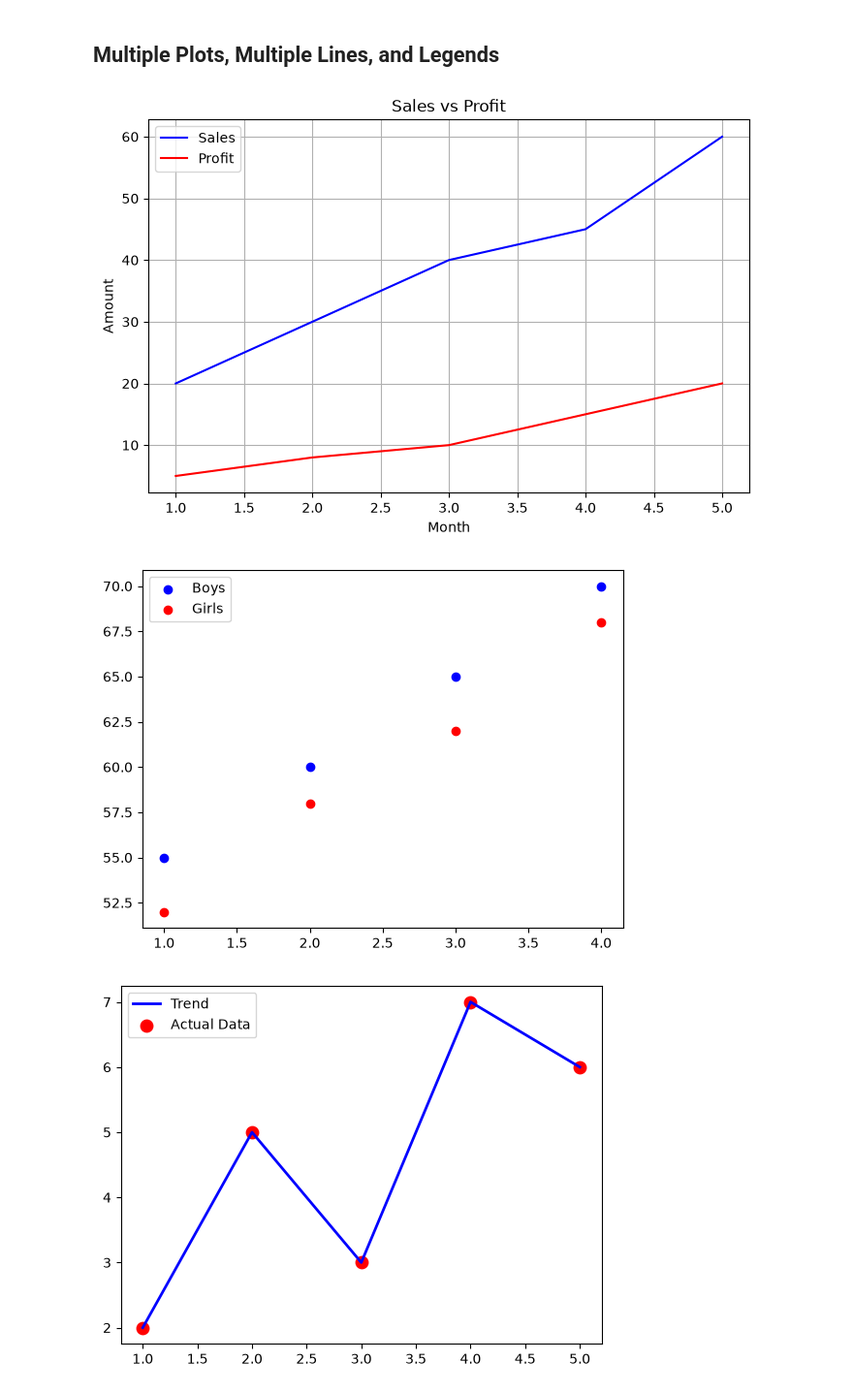
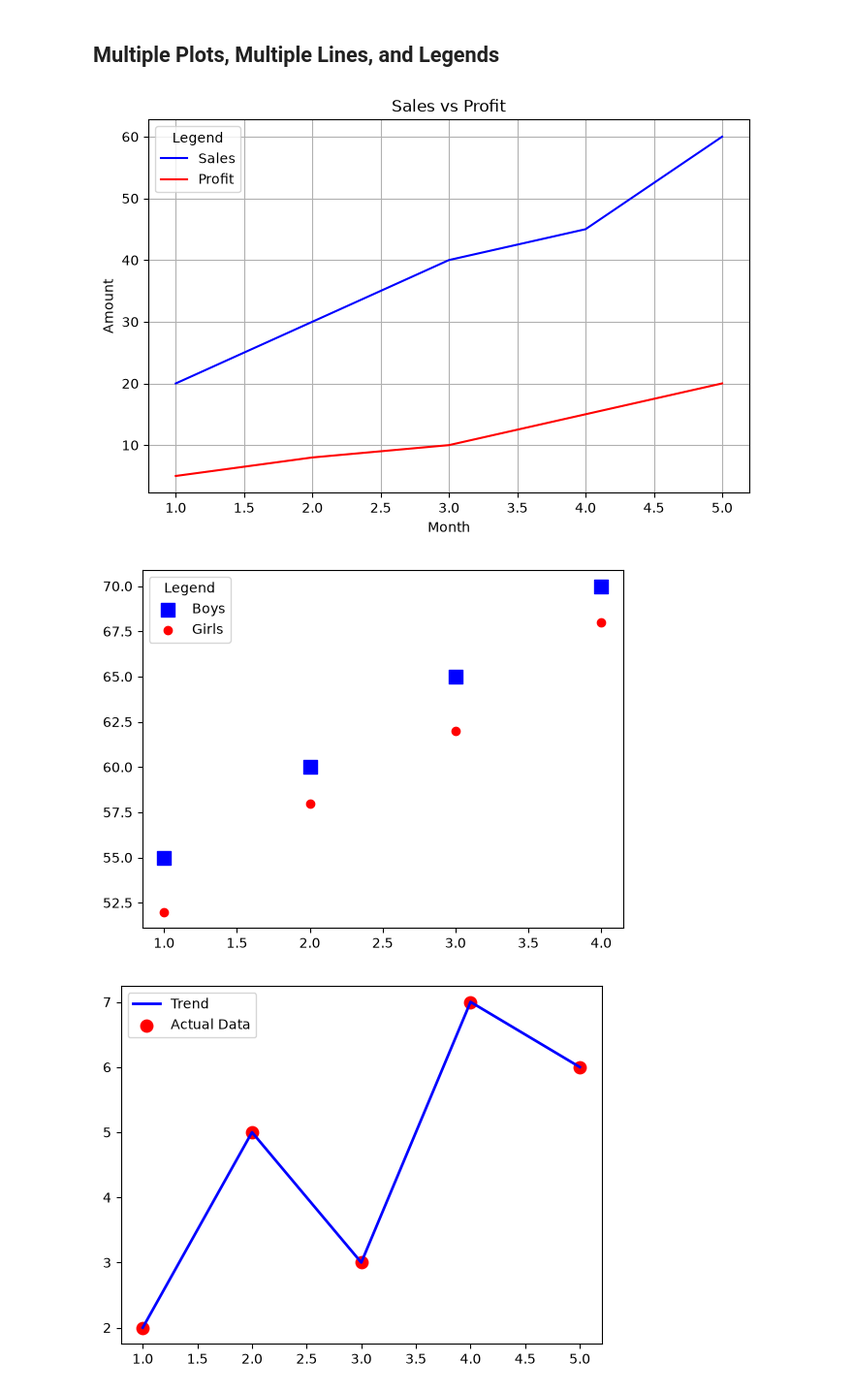
Before and after one commit to abid-rasel/MLOB_My_FILE, a Jupyter notebook: Session/Day 9/Matplotlib_basics.ipynb, the cells around one changed output. Shown at 97% size. Cells and saved outputs as stored; diff of their text form; code cells hidden in the pictures.

```diff
--- a/Session/Day 9/Matplotlib_basics.ipynb
+++ b/Session/Day 9/Matplotlib_basics.ipynb
@@ -515,40 +643,40 @@ plt.xlabel("Month")
 plt.ylabel("Amount")
 plt.title("Sales vs Profit")
 
-plt.legend()
+plt.legend(title="Legend",fontsize=10)
 
 plt.grid(True)
 
 plt.show()
 # %% [output]
-[figure, old version]
+[figure, new version]
 # %%
 # Multiple Scatter Plot
 boys = [55,60,65,70]
 
 girls = [52,58,62,68]
 
 x = [1,2,3,4]
 
 plt.scatter(
     x,
     boys,
     color="blue",
-    label="Boys"
+    label="Boys",s=100,marker="s"
 )
 
 plt.scatter(
     x,
     girls,
     color="red",
     label="Girls"
 )
 
-plt.legend()
+plt.legend(title="Legend",fontsize=10)
 
 plt.show()
 # %% [output]
-[figure, old version]
+[figure, new version]
 # %%
 # Mixing plot types (Line + Scatter)
 import matplotlib.pyplot as plt
```
Also changed, not shown: parts of 5 cells of this notebook, 1 other file.
